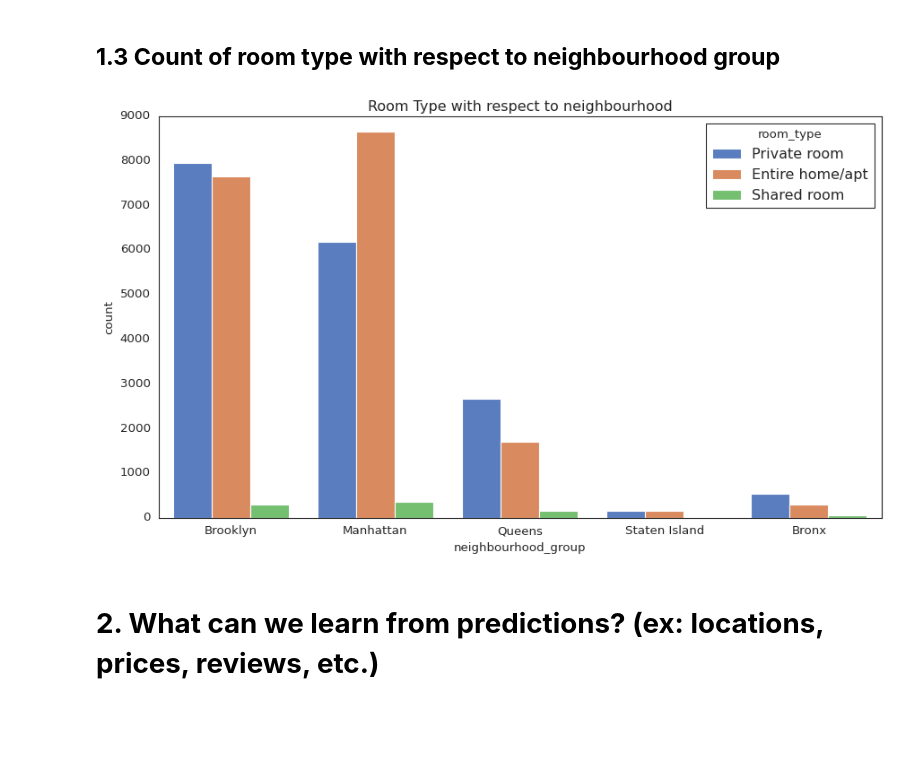
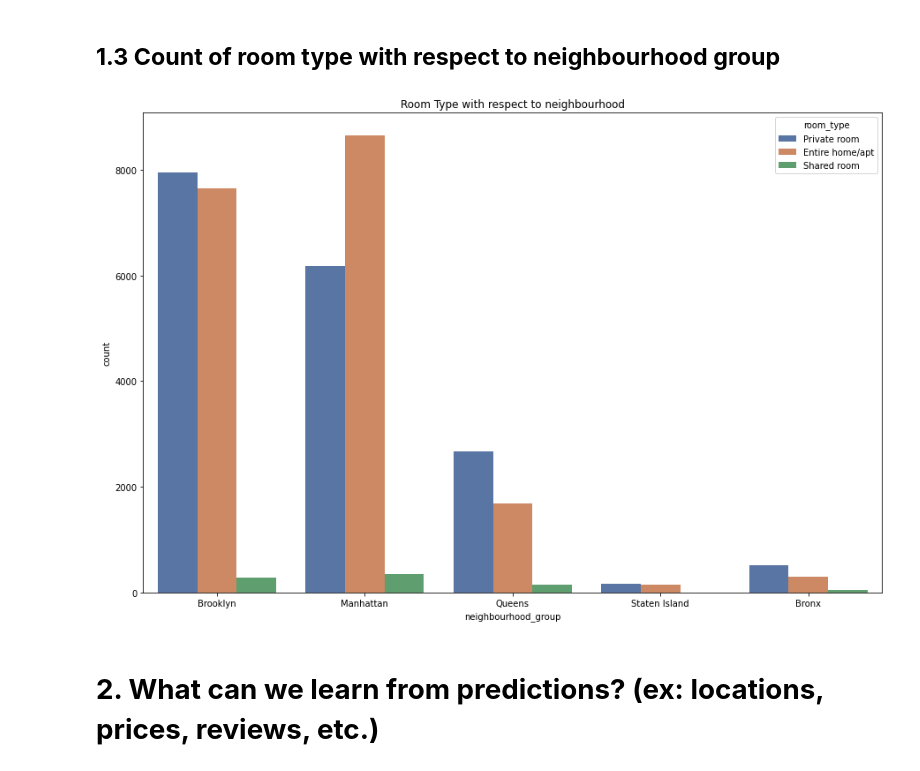
Before and after one commit to 007jayesh/Airbnb-Data-Analysis, a Jupyter notebook: Airbnb_Bookings_Analysis_Capstone_Project.ipynb, the cells around one changed output. Drawn from its saved outputs; the diff is of its cells as text; code cells hidden in the pictures; blank space fills up the shorter version.

```diff
--- a/Airbnb_Bookings_Analysis_Capstone_Project.ipynb
+++ b/Airbnb_Bookings_Analysis_Capstone_Project.ipynb
@@ -240,12 +246,12 @@ array([<matplotlib.axes._subplots.AxesSubplot object at 0x...>],
 # %% [markdown]
 ## **1.3 Count of room type with respect to neighbourhood group**
 # %%
-plt.figure(figsize=(13,7))
+plt.figure(figsize=(15,10))
 plt.title("Room Type with respect to neighbourhood")
-sns.countplot(df_no_outlier.neighbourhood_group,hue=df_no_outlier.room_type, palette="muted")
+sns.countplot(df_no_outlier.neighbourhood_group,hue=df_no_outlier.room_type, palette="deep")
 plt.show()
 # %% [output]
-[figure, old version]
+[figure, new version]
 # %% [markdown]
 # **2. What can we learn from predictions? (ex: locations, prices, reviews, etc.)**
 # %% [markdown]
```
Also changed, not shown: parts of 18 cells of this notebook.
